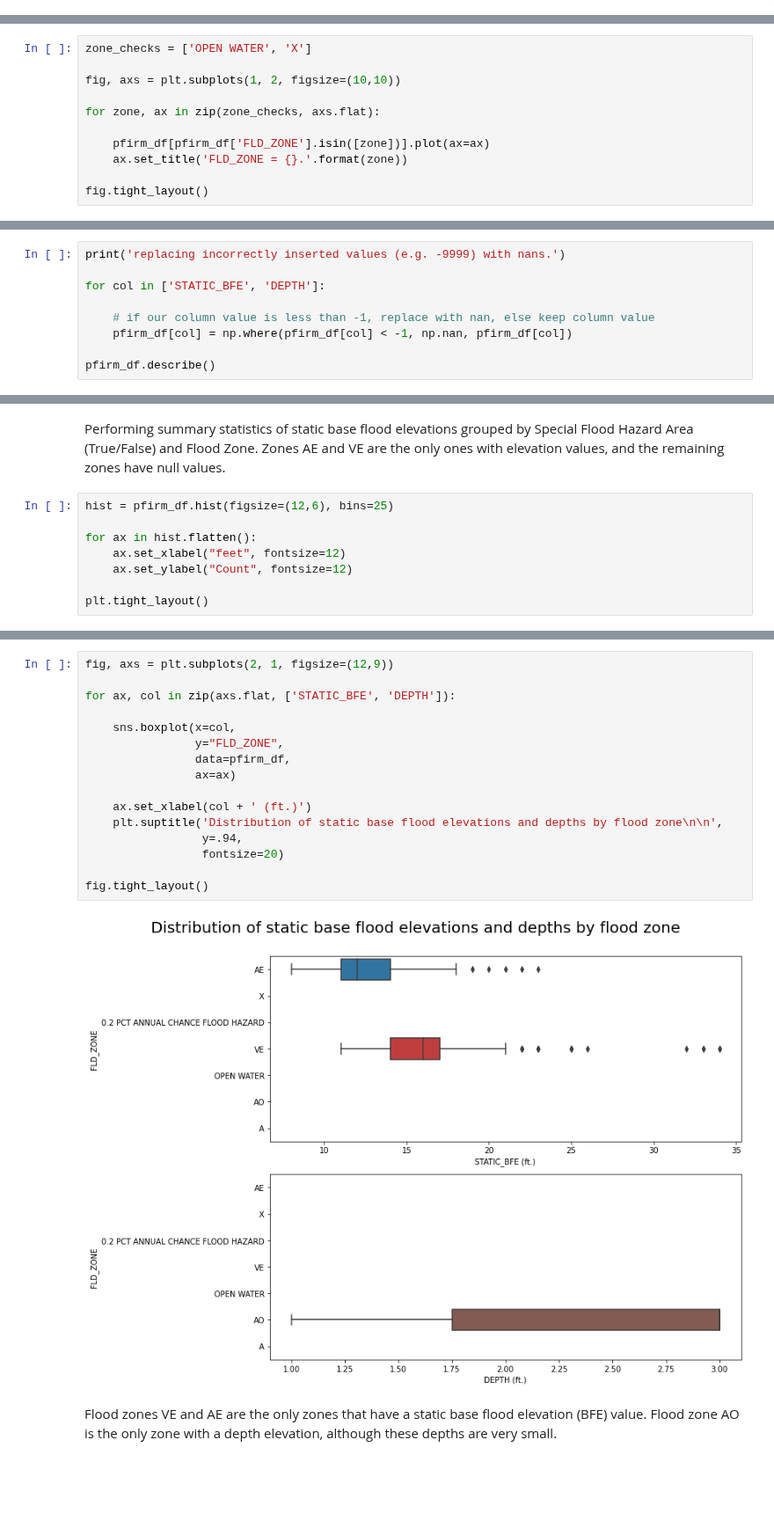
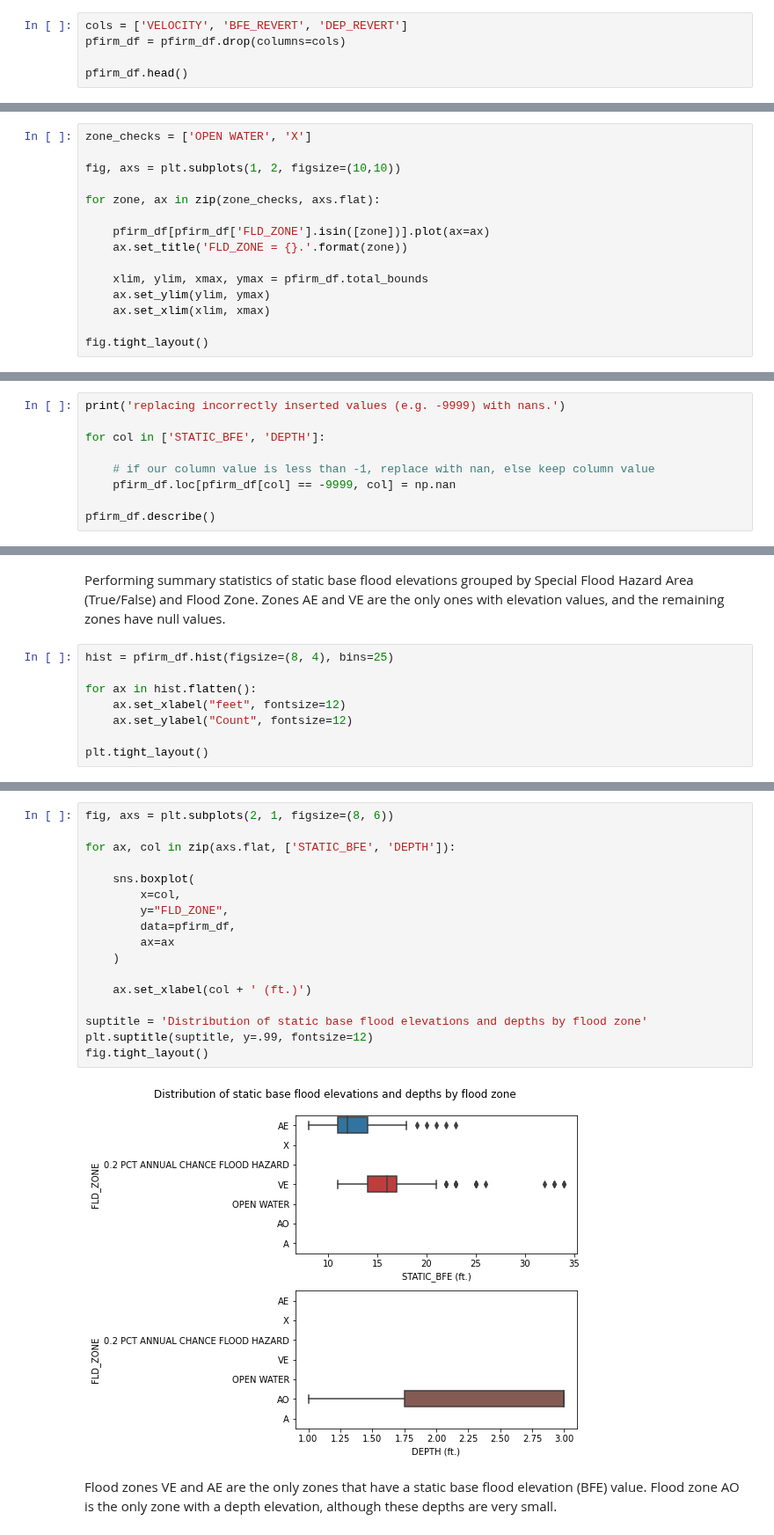
Before and after one commit to mebauer/nyc-floodzone-analysis, a Jupyter notebook: floodzone-pfirm-analysis.ipynb, the cells around one changed output, grey strips where cells are left out. Shown at 88% size. Drawn from its saved outputs; the diff is of its cells as text; blank space fills up the shorter version.

```diff
--- a/floodzone-pfirm-analysis.ipynb
+++ b/floodzone-pfirm-analysis.ipynb
@@ -484,0 +331,5 @@ number of new columns: 9
+# %%
+cols = ['VELOCITY', 'BFE_REVERT', 'DEP_REVERT']
+pfirm_df = pfirm_df.drop(columns=cols)
+
+pfirm_df.head()
@@ -644,5 +470,9 @@ for zone, ax in zip(zone_checks, axs.flat):
     pfirm_df[pfirm_df['FLD_ZONE'].isin([zone])].plot(ax=ax)
     ax.set_title('FLD_ZONE = {}.'.format(zone))
 
+    xlim, ylim, xmax, ymax = pfirm_df.total_bounds
+    ax.set_ylim(ylim, ymax)
+    ax.set_xlim(xlim, xmax)
+
 fig.tight_layout()
 # %% [output]
@@ -786,7 +589,7 @@ print('replacing incorrectly inserted values (e.g. -9999) with nans.')
 for col in ['STATIC_BFE', 'DEPTH']:
 
     # if our column value is less than -1, replace with nan, else keep column value
-    pfirm_df[col] = np.where(pfirm_df[col] < -1, np.nan, pfirm_df[col])
+    pfirm_df.loc[pfirm_df[col] == -9999, col] = np.nan
 
 pfirm_df.describe()
 # %% [output]
@@ -873,7 +640,7 @@ sfha_df.sort_values(by='SFHA_TF', ascending=False)
 # %% [markdown]
 Performing summary statistics of static base flood elevations grouped by Special Flood Hazard Area (True/False) and Flood Zone. Zones AE and VE are the only ones with elevation values, and the remaining zones have null values.
 # %%
-hist = pfirm_df.hist(figsize=(12,6), bins=25)
+hist = pfirm_df.hist(figsize=(8, 4), bins=25)
 
 for ax in hist.flatten():
     ax.set_xlabel("feet", fontsize=12)
@@ -885,21 +652,22 @@ plt.tight_layout()
 # %%
-fig, axs = plt.subplots(2, 1, figsize=(12,9))
+fig, axs = plt.subplots(2, 1, figsize=(8, 6))
 
 for ax, col in zip(axs.flat, ['STATIC_BFE', 'DEPTH']):
 
-    sns.boxplot(x=col,
-                y="FLD_ZONE",
-                data=pfirm_df,
-                ax=ax)
+    sns.boxplot(
+        x=col,
+        y="FLD_ZONE",
+        data=pfirm_df,
+        ax=ax
+    )
 
     ax.set_xlabel(col + ' (ft.)')
-    plt.suptitle('Distribution of static base flood elevations and depths by flood zone\n\n',
-                 y=.94,
-                 fontsize=20)
 
+suptitle = 'Distribution of static base flood elevations and depths by flood zone'
+plt.suptitle(suptitle, y=.99, fontsize=12)
 fig.tight_layout()
 # %% [output]
-[figure, old version]
+[figure, new version]
 # %% [markdown]
 Flood zones VE and AE are the only zones that have a static base flood elevation (BFE) value. Flood zone AO is the only zone with a depth elevation, although these depths are very small.
 # %% [markdown]
```
Also changed, not shown: parts of 141 cells of this notebook, 1 other file.
